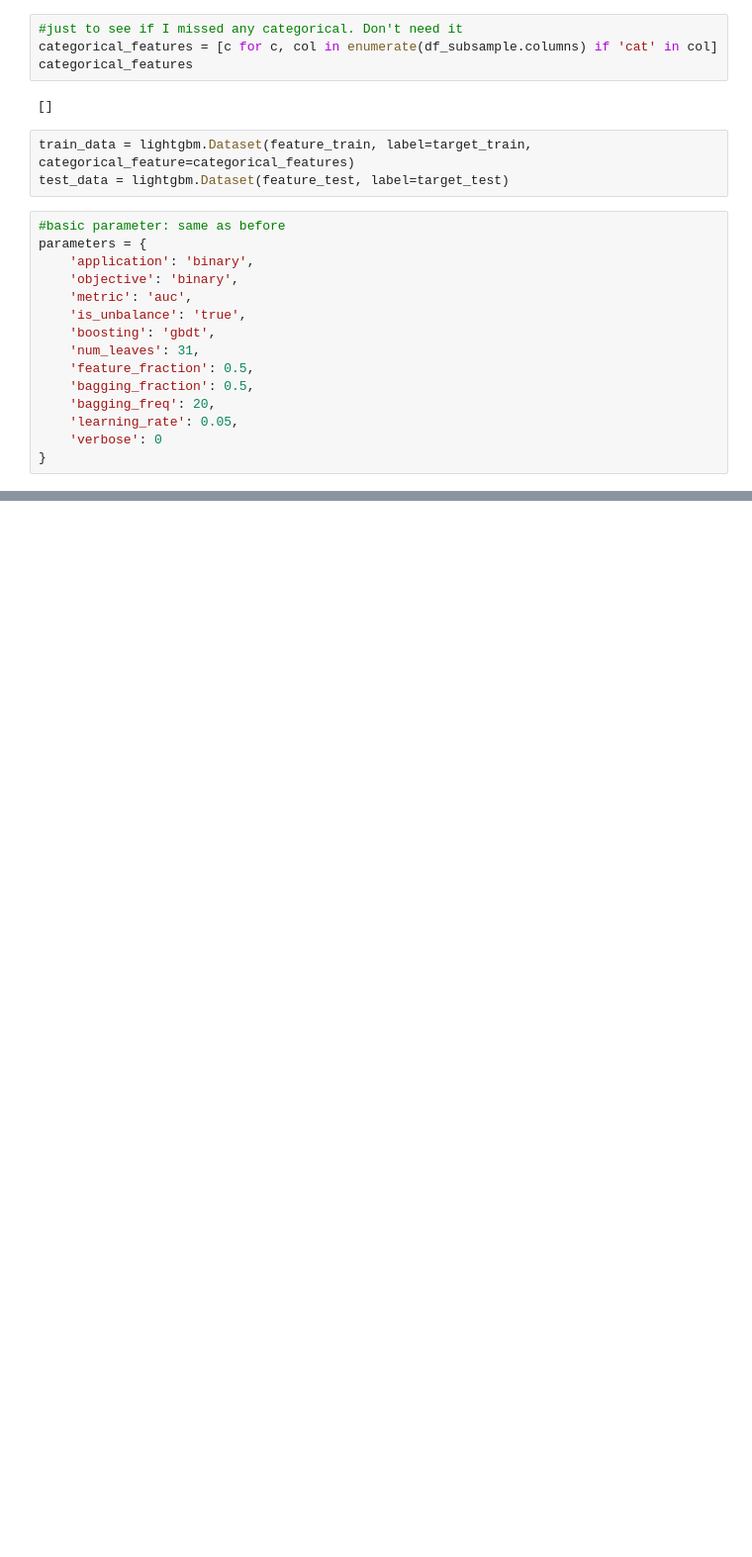
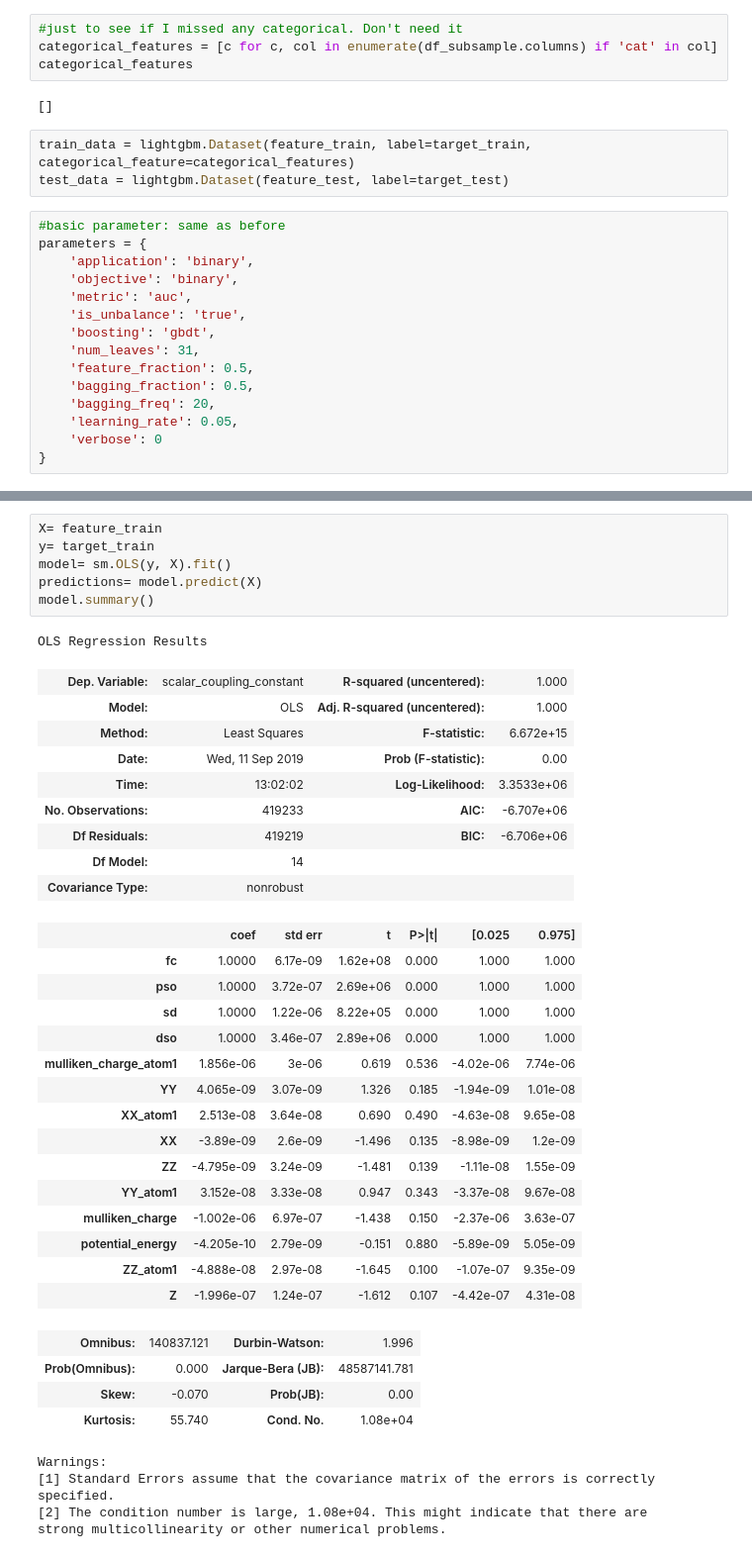
Before and after one commit to imamun93/Molecular_Properties, a Jupyter notebook: LinearRegression.ipynb, the cells around one changed output, grey strips where cells are left out. Shown at 99% size. Drawn from its saved outputs; the diff is of its cells as text; blank space fills up the shorter version.

```diff
--- a/LinearRegression.ipynb
+++ b/LinearRegression.ipynb
@@ -176,0 +194,40 @@ plt.show()
+# %%
+X= feature_train
+y= target_train
+model= sm.OLS(y, X).fit()
+predictions= model.predict(X)
+model.summary()
+# %% [output]
+OLS Regression Results
+| Dep. Variable: | scalar_coupling_constant | R-squared (uncentered): | 1.000 |
+| Model: | OLS | Adj. R-squared (uncentered): | 1.000 |
+| Method: | Least Squares | F-statistic: | 6.672e+15 |
+| Date: | Wed, 11 Sep 2019 | Prob (F-statistic): | 0.00 |
+| Time: | 13:02:02 | Log-Likelihood: | 3.3533e+06 |
+| No. Observations: | 419233 | AIC: | -6.707e+06 |
+| Df Residuals: | 419219 | BIC: | -6.706e+06 |
+| Df Model: | 14 |  |  |
+| Covariance Type: | nonrobust |  |  |
+|  | coef | std err | t | P>|t| | [0.025 | 0.975] |
+| fc | 1.0000 | 6.17e-09 | 1.62e+08 | 0.000 | 1.000 | 1.000 |
+| pso | 1.0000 | 3.72e-07 | 2.69e+06 | 0.000 | 1.000 | 1.000 |
+| sd | 1.0000 | 1.22e-06 | 8.22e+05 | 0.000 | 1.000 | 1.000 |
+| dso | 1.0000 | 3.46e-07 | 2.89e+06 | 0.000 | 1.000 | 1.000 |
+| mulliken_charge_atom1 | 1.856e-06 | 3e-06 | 0.619 | 0.536 | -4.02e-06 | 7.74e-06 |
+| YY | 4.065e-09 | 3.07e-09 | 1.326 | 0.185 | -1.94e-09 | 1.01e-08 |
+| XX_atom1 | 2.513e-08 | 3.64e-08 | 0.690 | 0.490 | -4.63e-08 | 9.65e-08 |
+| XX | -3.89e-09 | 2.6e-09 | -1.496 | 0.135 | -8.98e-09 | 1.2e-09 |
+| ZZ | -4.795e-09 | 3.24e-09 | -1.481 | 0.139 | -1.11e-08 | 1.55e-09 |
+| YY_atom1 | 3.152e-08 | 3.33e-08 | 0.947 | 0.343 | -3.37e-08 | 9.67e-08 |
+| mulliken_charge | -1.002e-06 | 6.97e-07 | -1.438 | 0.150 | -2.37e-06 | 3.63e-07 |
+| potential_energy | -4.205e-10 | 2.79e-09 | -0.151 | 0.880 | -5.89e-09 | 5.05e-09 |
+| ZZ_atom1 | -4.888e-08 | 2.97e-08 | -1.645 | 0.100 | -1.07e-07 | 9.35e-09 |
+| Z | -1.996e-07 | 1.24e-07 | -1.612 | 0.107 | -4.42e-07 | 4.31e-08 |
+| Omnibus: | 140837.121 | Durbin-Watson: | 1.996 |
+| Prob(Omnibus): | 0.000 | Jarque-Bera (JB): | 48587141.781 |
+| Skew: | -0.070 | Prob(JB): | 0.00 |
+| Kurtosis: | 55.740 | Cond. No. | 1.08e+04 |
+Warnings:
+[1] Standard Errors assume that the covariance matrix of the errors is correctly specified.
+[2] The condition number is large, 1.08e+04. This might indicate that there are
+strong multicollinearity or other numerical problems.
```
Also changed, not shown: parts of 17 cells of this notebook.
